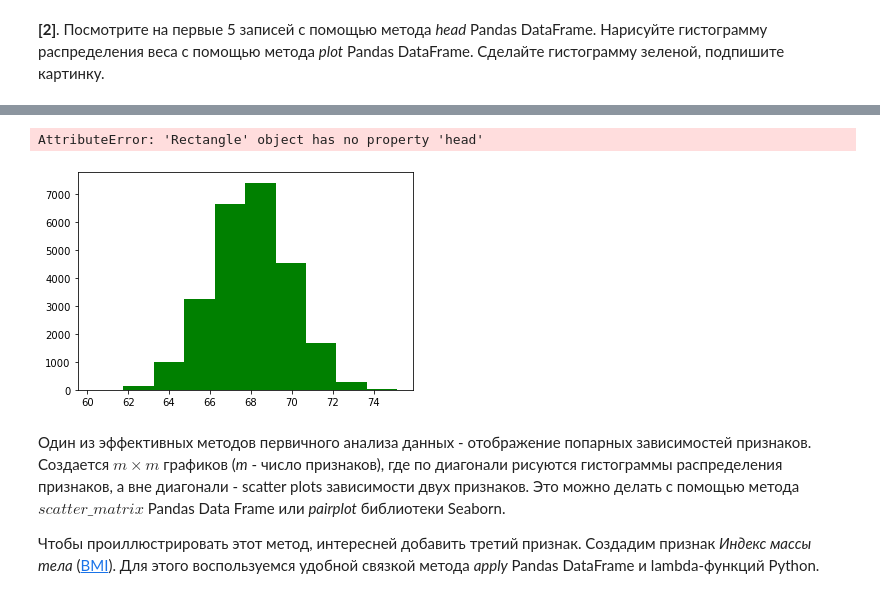
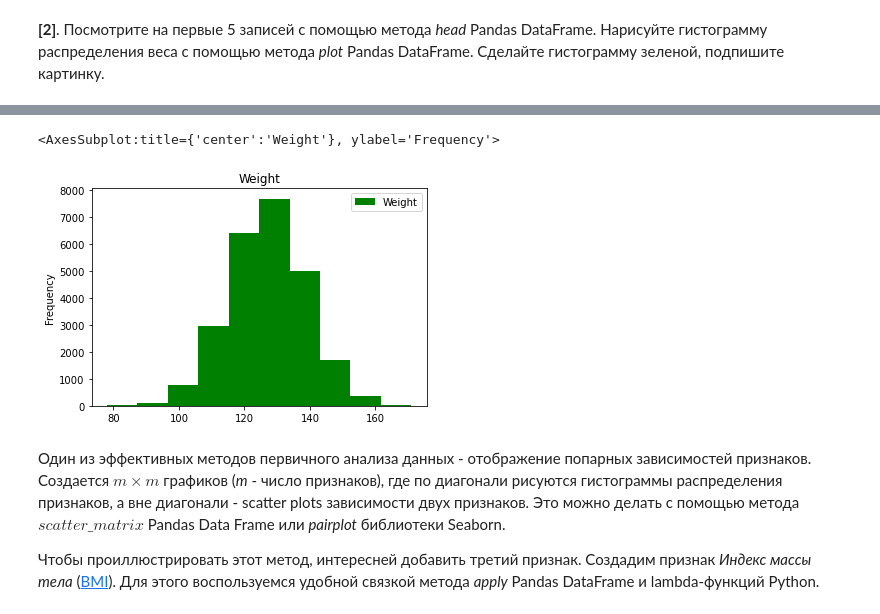
Before and after one commit to xanderkov/MLCoursera, a Jupyter notebook: 2.1.linear_regression/peer_review_linreg_height_weight.ipynb, the cells around one changed output, grey strips where cells are left out. Drawn from its saved outputs; the diff is of its cells as text; code cells hidden in the pictures.

Commit message:
Done the first hw of curse 2

```diff
--- a/2.1.linear_regression/peer_review_linreg_height_weight.ipynb
+++ b/2.1.linear_regression/peer_review_linreg_height_weight.ipynb
@@ -57,5 +67,6 @@ data.plot(y='Height', kind='hist',
 # %%
-data.plot(y = 'Height', kind='hist', color='green', head=5, title='Height first five heads')
+data.plot(y='Weight', kind='hist',
+           color='green',  title='Weight')
 # %% [output]
-AttributeError: 'Rectangle' object has no property 'head'
+<AxesSubplot:title={'center':'Weight'}, ylabel='Frequency'>
-[figure, old version]
+[figure, new version]
```
Also changed, not shown: parts of 27 cells of this notebook.
